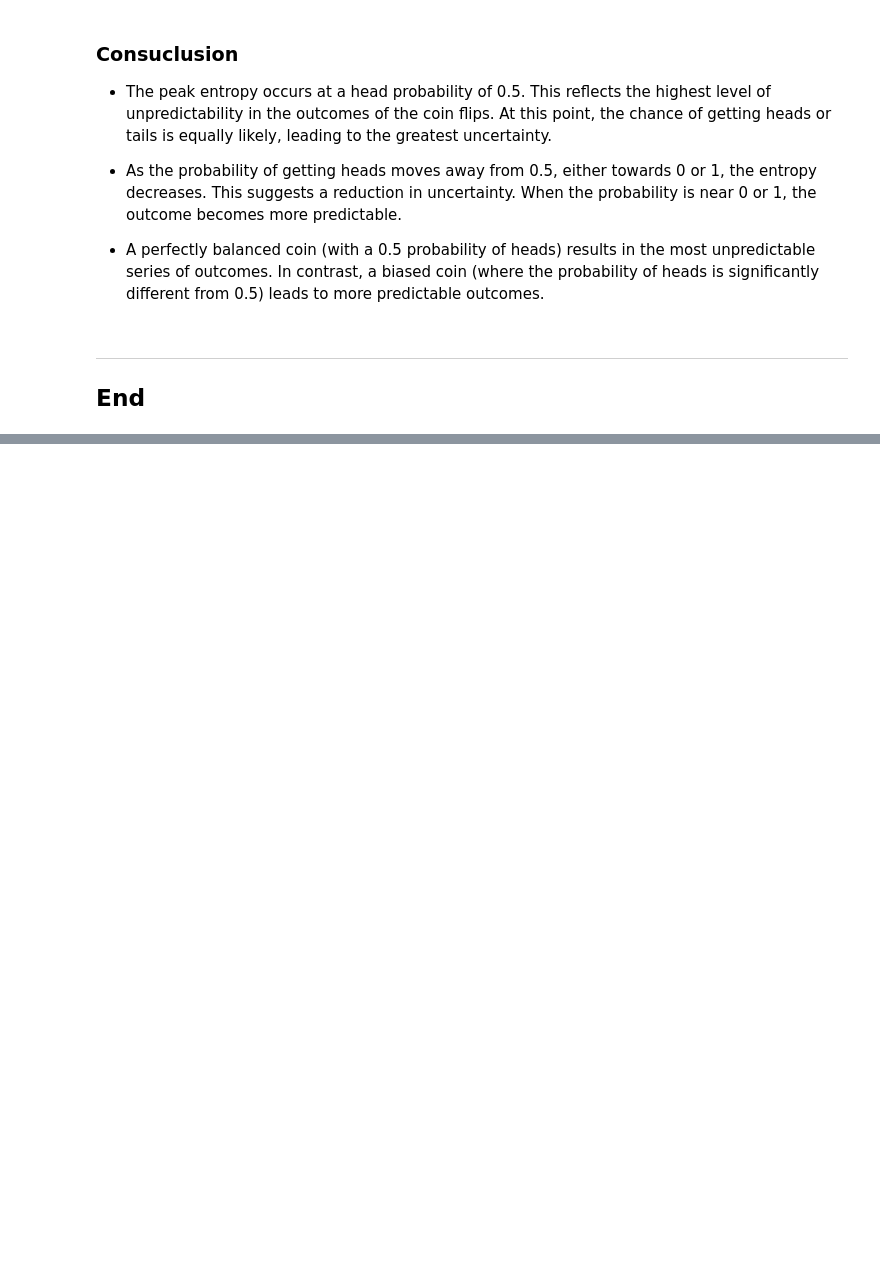
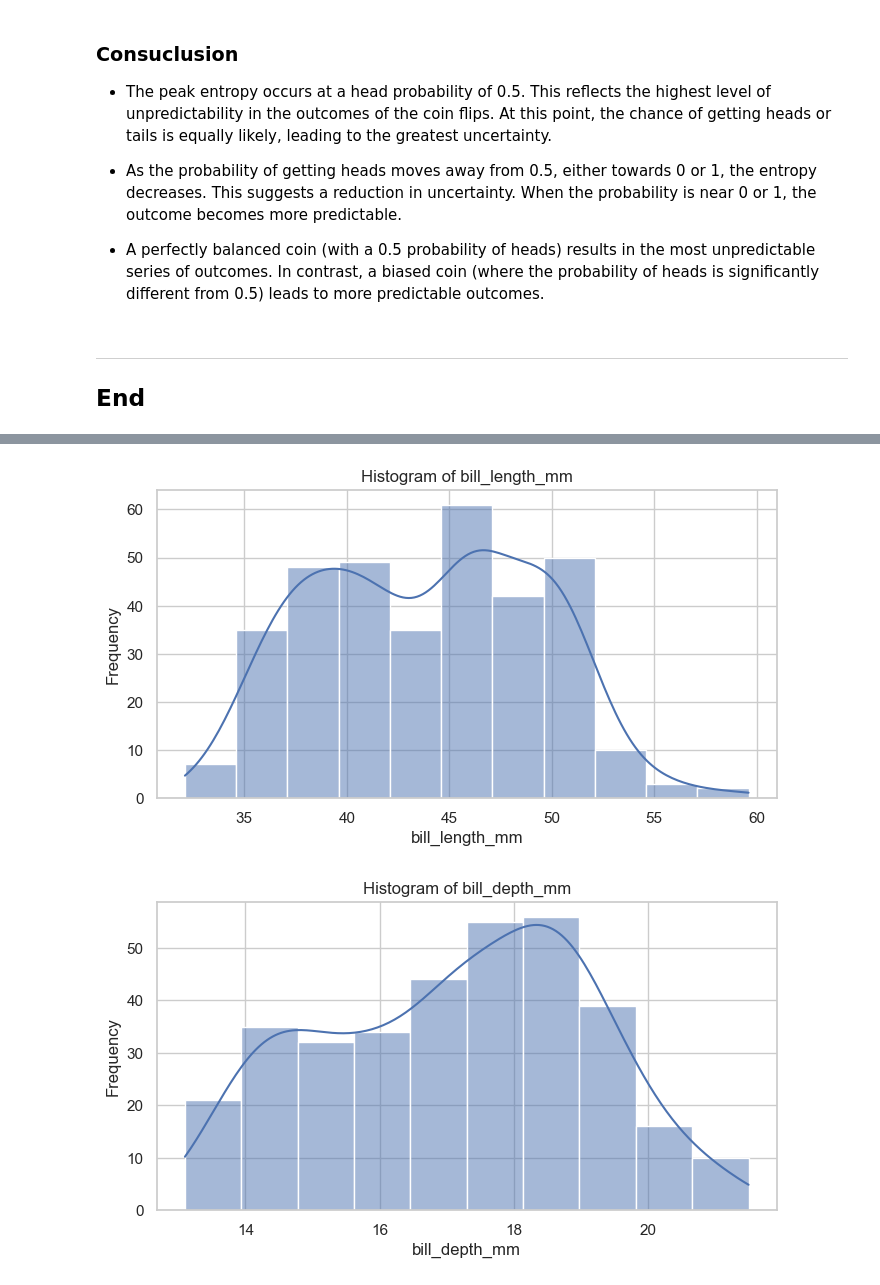
Before and after one commit to nf-me/fundamentals_dataanalysis, a Jupyter notebook: tasks.ipynb, the cells around one changed output, grey strips where cells are left out. Cells and saved outputs as stored; diff of their text form; code cells hidden in the pictures; blank space fills up the shorter version.

```diff
--- a/tasks.ipynb
+++ b/tasks.ipynb
@@ -287,0 +302,46 @@ Brief description of the tasks here
+# %%
+import numpy as np
+import matplotlib.pyplot as plt
+import seaborn as sns
+from scipy.stats import skew, kurtosis
+
+# Importing the Penguins Dataset using CSV provided on ATU Moodle
+url = "https://github.com/nf-me/fundamentals_dataanalysis/blob/master/data/penguins.csv?raw=true"
+penguins_df = pd.read_csv(url)
+
+# Making the plots pretty
+sns.set_theme(style="whitegrid")
+# %%
+# Histograms for Numerical Variables
+for col in ['bill_length_mm', 'bill_depth_mm', 'flipper_length_mm', 'body_mass_g']:
+    plt.figure(figsize=(8, 4))
+    sns.histplot(penguins_df[col], kde=True)
+    plt.title(f'Histogram of {col}')
+    plt.xlabel(col)
+    plt.ylabel('Frequency')
+    plt.show()
+
+# Box Plots for Numerical Variables
+for col in ['bill_length_mm', 'bill_depth_mm', 'flipper_length_mm', 'body_mass_g']:
+    plt.figure(figsize=(8, 4))
+    sns.boxplot(x=col, data=penguins_df)
+    plt.title(f'Box Plot of {col}')
+    plt.xlabel(col)
+    plt.show()
+
+# Scatter Plot Matrix
+sns.pairplot(penguins_df, hue="species", diag_kind='hist')
+plt.suptitle('Pair Plot of Penguins Data', y=1.02)
+plt.show()
+
+# Bar Plots for Categorical Variables
+for col in ['species', 'island', 'sex']:
+    plt.figure(figsize=(8, 4))
+    sns.countplot(x=col, data=penguins_df)
+    plt.title(f'Count Plot of {col}')
+    plt.xlabel(col)
+    plt.ylabel('Count')
+    plt.show()
+# %% [output]
+[figure, added]
+[figure, added]
```
Also changed, not shown: parts of 16 cells of this notebook.
